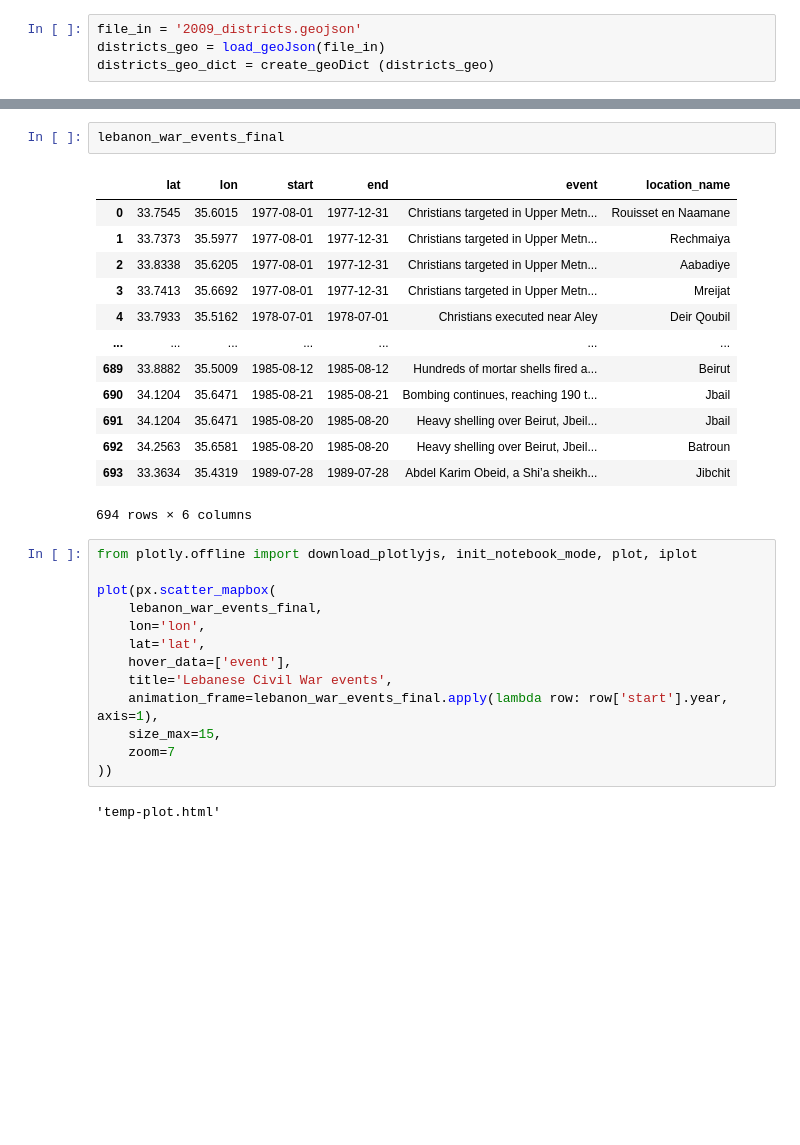
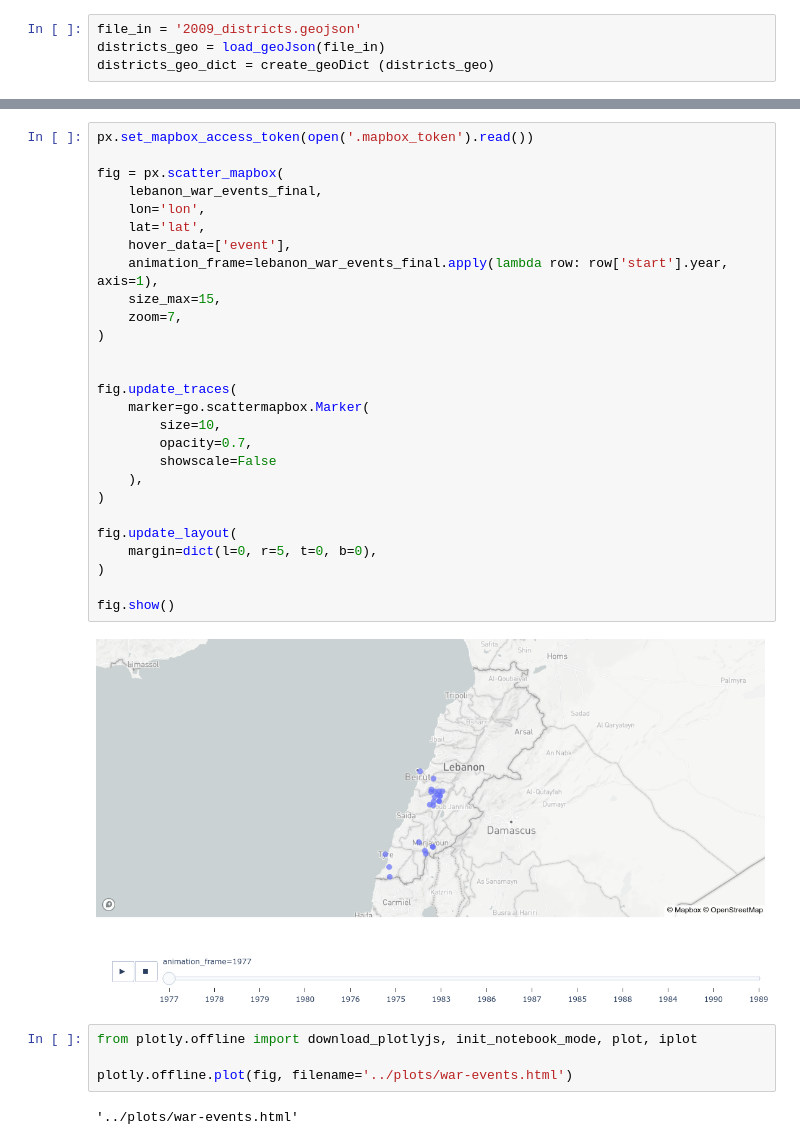
Before and after one commit to pull-fiction/make-crops-not-war, a Jupyter notebook: notebooks/war_events_map.ipynb, the cells around one changed output, grey strips where cells are left out. Cells and saved outputs as stored; diff of their text form; blank space fills up the shorter version.

```diff
--- a/notebooks/war_events_map.ipynb
+++ b/notebooks/war_events_map.ipynb
@@ -124,31 +133,35 @@ fig.show()
-# %%
-lebanon_war_events_final
-# %% [output]
-|  | lat | lon | start | end | event | location_name |
-| 0 | 33.7545 | 35.6015 | 1977-08-01 | 1977-12-31 | Christians targeted in Upper Metn... | Rouisset en Naamane |
-| 1 | 33.7373 | 35.5977 | 1977-08-01 | 1977-12-31 | Christians targeted in Upper Metn... | Rechmaiya |
-| 2 | 33.8338 | 35.6205 | 1977-08-01 | 1977-12-31 | Christians targeted in Upper Metn... | Aabadiye |
-| 3 | 33.7413 | 35.6692 | 1977-08-01 | 1977-12-31 | Christians targeted in Upper Metn... | Mreijat |
-| 4 | 33.7933 | 35.5162 | 1978-07-01 | 1978-07-01 | Christians executed near Aley | Deir Qoubil |
-| ... | ... | ... | ... | ... | ... | ... |
-| 689 | 33.8882 | 35.5009 | 1985-08-12 | 1985-08-12 | Hundreds of mortar shells fired a... | Beirut |
-| 690 | 34.1204 | 35.6471 | 1985-08-21 | 1985-08-21 | Bombing continues, reaching 190 t... | Jbail |
-| 691 | 34.1204 | 35.6471 | 1985-08-20 | 1985-08-20 | Heavy shelling over Beirut, Jbeil... | Jbail |
-| 692 | 34.2563 | 35.6581 | 1985-08-20 | 1985-08-20 | Heavy shelling over Beirut, Jbeil... | Batroun |
-| 693 | 33.3634 | 35.4319 | 1989-07-28 | 1989-07-28 | Abdel Karim Obeid, a Shi’a sheikh... | Jibchit |
-694 rows × 6 columns
 # %%
-from plotly.offline import download_plotlyjs, init_notebook_mode, plot, iplot
+px.set_mapbox_access_token(open('.mapbox_token').read())
 
-plot(px.scatter_mapbox(
+fig = px.scatter_mapbox(
     lebanon_war_events_final,
     lon='lon',
     lat='lat',
     hover_data=['event'],
-    title='Lebanese Civil War events',
     animation_frame=lebanon_war_events_final.apply(lambda row: row['start'].year, axis=1),
     size_max=15,
-    zoom=7
-))
+    zoom=7,
+)
+
+
+fig.update_traces(
+    marker=go.scattermapbox.Marker(
+        size=10,
+        opacity=0.7,
+        showscale=False
+    ),
+)
+
+fig.update_layout(
+    margin=dict(l=0, r=5, t=0, b=0),
+)
+
+fig.show()
 # %% [output]
-'temp-plot.html'
+[figure, added]
+# %%
+from plotly.offline import download_plotlyjs, init_notebook_mode, plot, iplot
+
+plotly.offline.plot(fig, filename='../plots/war-events.html')
+# %% [output]
+'../plots/war-events.html'
```
Also changed, not shown: parts of 1 cell of this notebook, 1 other file.
